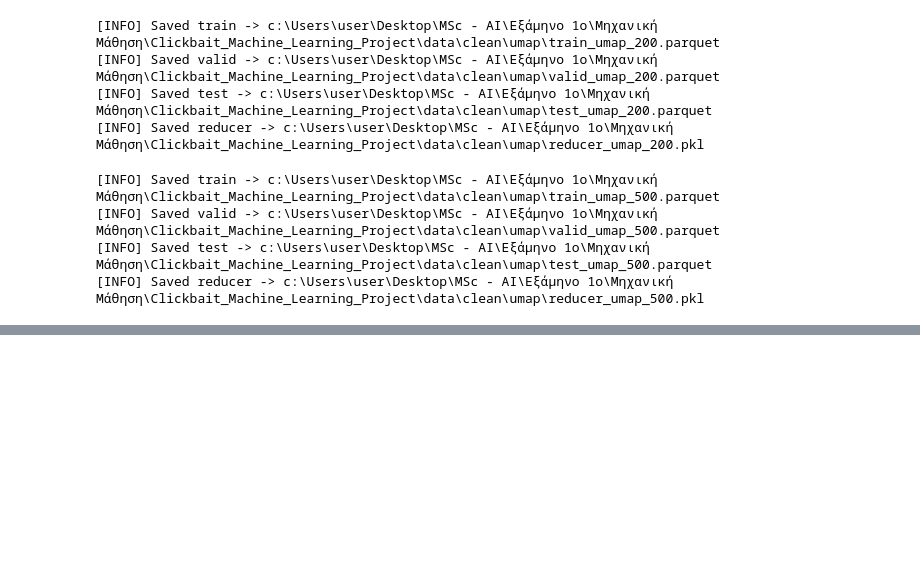
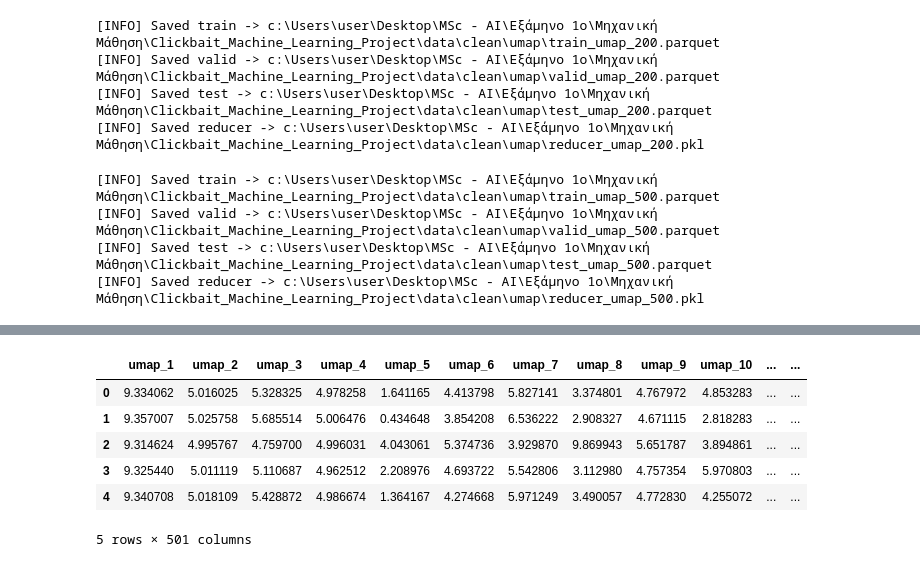
Before and after one commit to el-gato-ai/Clickbait_Machine_Learning_Project, a Jupyter notebook: notebooks/03_feature_engineering.ipynb, the cells around one changed output, grey strips where cells are left out. Drawn from its saved outputs; the diff is of its cells as text; code cells hidden in the pictures; blank space fills up the shorter version.

```diff
--- a/notebooks/03_feature_engineering.ipynb
+++ b/notebooks/03_feature_engineering.ipynb
@@ -426,0 +429,10 @@ umap500_train, umap500_valid, umap500_test, umap500_model = run_reduction(
+# %%
+def load_reduced(algo: str, n_components: int, split: str) -> pd.DataFrame:
+    """
+    Load a reduced embedding parquet from data/clean/<algo>/<split>_<algo>_<n_components>.parquet
+    (split ∈ {train, valid, test}).
+    """
+    path = DATA_CLEAN / algo / f"{split}_{algo}_{n_components}.parquet"
+    df = pd.read_parquet(path)
+    print(f"Loaded {path} -> {df.shape}")
+    return df
@@ -426,0 +454,8 @@ umap500_train, umap500_valid, umap500_test, umap500_model = run_reduction(
+# %%
+umap200_train = load_reduced("umap", 200, "train")
+umap200_valid = load_reduced("umap", 200, "valid")
+umap200_test = load_reduced("umap", 200, "test")
+
+umap500_train = load_reduced("umap", 500, "train")
+umap500_valid = load_reduced("umap", 500, "valid")
+umap500_test = load_reduced("umap", 500, "test")
@@ -426,0 +469,10 @@ umap500_train, umap500_valid, umap500_test, umap500_model = run_reduction(
+# %%
+umap500_train.head()
+# %% [output]
+|  | umap_1 | umap_2 | umap_3 | umap_4 | umap_5 | umap_6 | umap_7 | umap_8 | umap_9 | umap_10 | ... | ... |
+| 0 | 9.334062 | 5.016025 | 5.328325 | 4.978258 | 1.641165 | 4.413798 | 5.827141 | 3.374801 | 4.767972 | 4.853283 | ... | ... |
+| 1 | 9.357007 | 5.025758 | 5.685514 | 5.006476 | 0.434648 | 3.854208 | 6.536222 | 2.908327 | 4.671115 | 2.818283 | ... | ... |
+| 2 | 9.314624 | 4.995767 | 4.759700 | 4.996031 | 4.043061 | 5.374736 | 3.929870 | 9.869943 | 5.651787 | 3.894861 | ... | ... |
+| 3 | 9.325440 | 5.011119 | 5.110687 | 4.962512 | 2.208976 | 4.693722 | 5.542806 | 3.112980 | 4.757354 | 5.970803 | ... | ... |
+| 4 | 9.340708 | 5.018109 | 5.428872 | 4.986674 | 1.364167 | 4.274668 | 5.971249 | 3.490057 | 4.772830 | 4.255072 | ... | ... |
+5 rows × 501 columns
```
Also changed, not shown: parts of 3 cells of this notebook, 15 other files.
